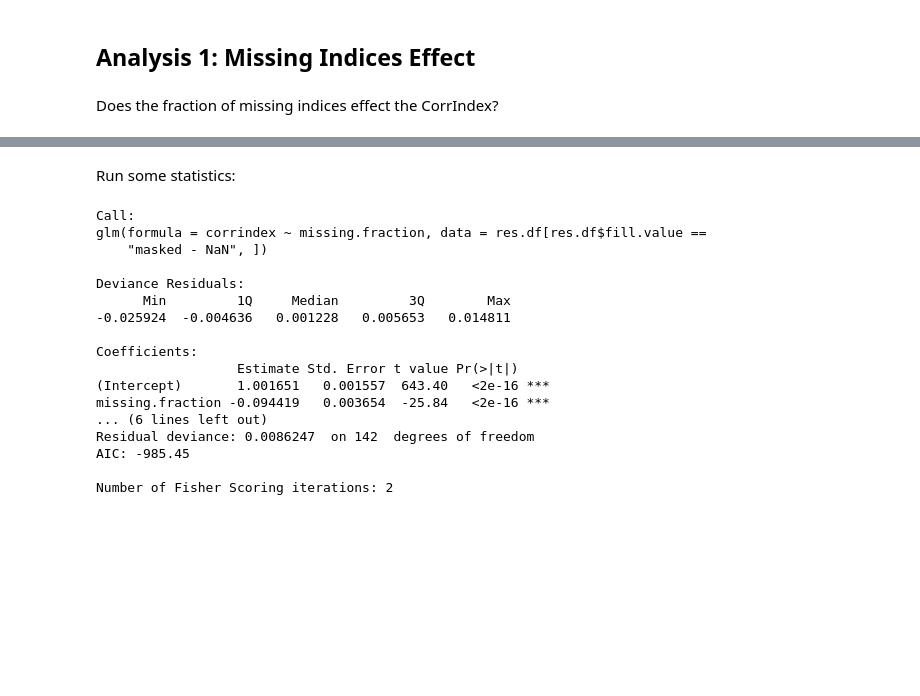
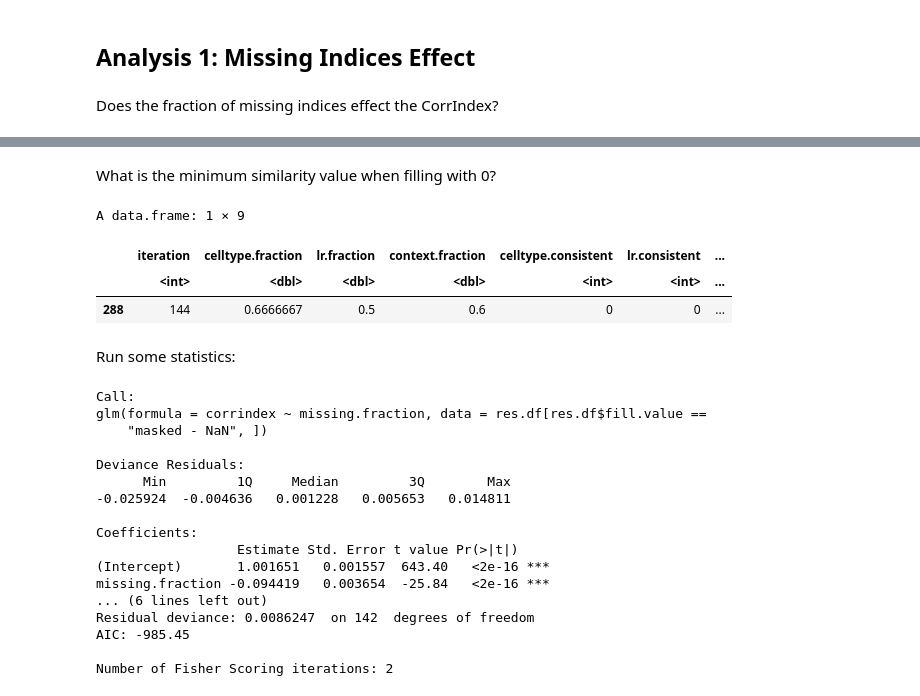
Before and after one commit to hmbaghdassarian/tc2c_benchmark, a Jupyter notebook: notebooks/missing_indices/02_analyses.ipynb, the cells around one changed output, grey strips where cells are left out. Cells and saved outputs as stored; diff of their text form; code cells hidden in the pictures; blank space fills up the shorter version.

```diff
--- a/notebooks/missing_indices/02_analyses.ipynb
+++ b/notebooks/missing_indices/02_analyses.ipynb
@@ -61,3 +73,14 @@ g1
+# %% [markdown]
+What is the minimum similarity value when filling with 0?
+# %%
+min.corr.z<-min(res.df[res.df$fill.value == 'not masked - Zero', 'corrindex'])
+
+res.df[res.df$corrindex == min.corr.z, ]
+# %% [output]
+A data.frame: 1 × 9
+|  | iteration | celltype.fraction | lr.fraction | context.fraction | celltype.consistent | lr.consistent | ... |
+|  | <int> | <dbl> | <dbl> | <dbl> | <int> | <int> | ... |
+| 288 | 144 | 0.6666667 | 0.5 | 0.6 | 0 | 0 | ... |
 # %% [markdown]
 Run some statistics:
 # %%
```
Also changed, not shown: parts of 7 cells of this notebook, 9 other files.
